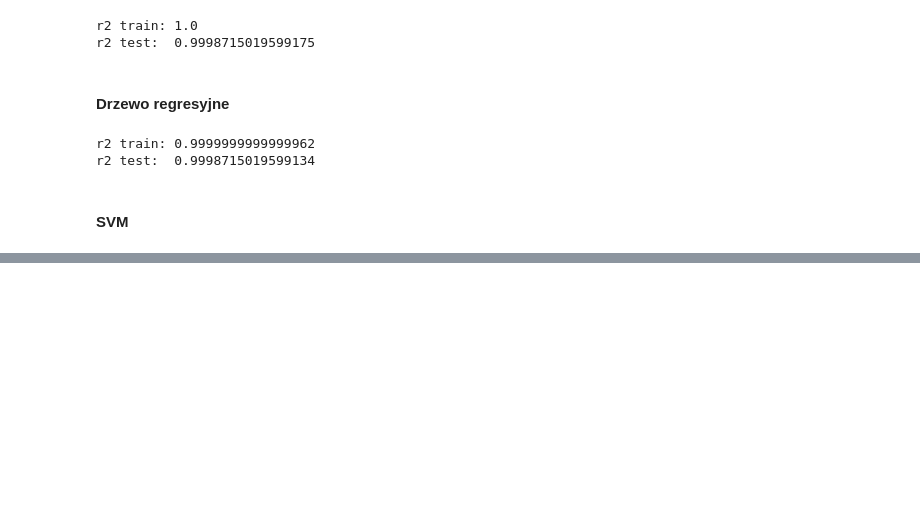
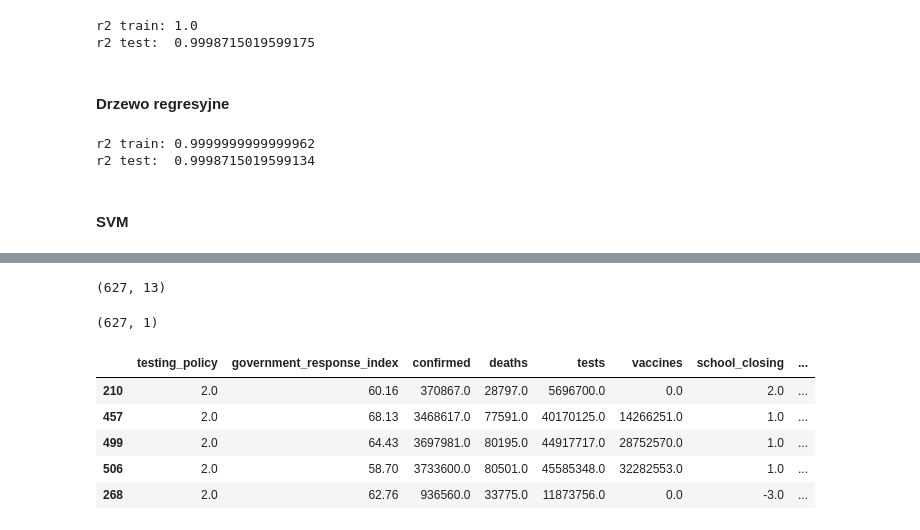
Before and after one commit to kzarnowski/covid19-analysis, a Jupyter notebook: P1.ipynb, the cells around one changed output, grey strips where cells are left out. Cells and saved outputs as stored; diff of their text form; code cells hidden in the pictures; blank space fills up the shorter version.

```diff
--- a/P1.ipynb
+++ b/P1.ipynb
@@ -904,0 +943,17 @@ r2 test:  0.9998718362299459
+# %%
+x_train.shape
+# %% [output]
+(627, 13)
+# %%
+y_train.shape
+# %% [output]
+(627, 1)
+# %%
+x_train.head()
+# %% [output]
+|  | testing_policy | government_response_index | confirmed | deaths | tests | vaccines | school_closing | ... |
+| 210 | 2.0 | 60.16 | 370867.0 | 28797.0 | 5696700.0 | 0.0 | 2.0 | ... |
+| 457 | 2.0 | 68.13 | 3468617.0 | 77591.0 | 40170125.0 | 14266251.0 | 1.0 | ... |
+| 499 | 2.0 | 64.43 | 3697981.0 | 80195.0 | 44917717.0 | 28752570.0 | 1.0 | ... |
+| 506 | 2.0 | 58.70 | 3733600.0 | 80501.0 | 45585348.0 | 32282553.0 | 1.0 | ... |
+| 268 | 2.0 | 62.76 | 936560.0 | 33775.0 | 11873756.0 | 0.0 | -3.0 | ... |
```
Also changed, not shown: parts of 11 cells of this notebook, 1 other file.
